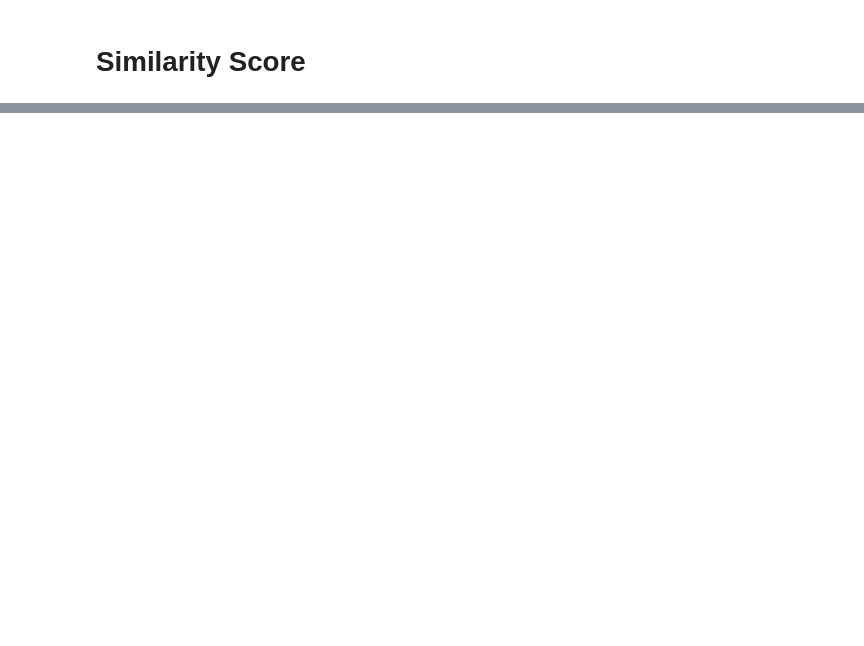
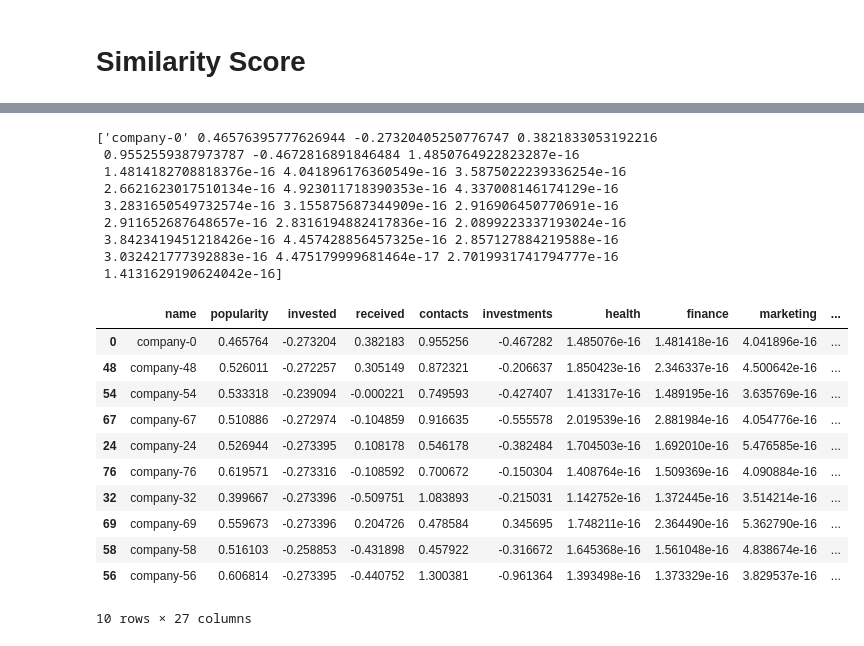
Before and after one commit to MartinCastroAlvarez/python-deep-learning-algorithms, a Jupyter notebook: portfolio.ipynb, the cells around one changed output, grey strips where cells are left out. Saved outputs shown, nothing was run; the diff lists cells and outputs as text; code cells hidden in the pictures; blank space fills up the shorter version.

```diff
--- a/portfolio.ipynb
+++ b/portfolio.ipynb
@@ -572,0 +625,36 @@ Exception: (1, 2)
+# %%
+def get_similar_companies(company: np.ndarray, sample: int = 50) -> pd.DataFrame:
+    """
+    Find similar companies based on the distance metric.
+    """
+    similar: pd.DataFrame = companies.sample(sample)
+    similar['similarity'] = similar.apply(lambda x: similarity(x.values[1:], company[1:]), axis=1)
+    similar: pd.DataFrame = similar.sort_values(by=['similarity'], ascending=False)
+    return similar
+# %%
+company: np.ndarray = companies.iloc[0].values
+similar_companies: pd.DataFrame = get_similar_companies(company, sample=50)
+print(company)
+similar_companies.head(10)
+# %% [output]
+['company-0' 0.46576395777626944 -0.27320405250776747 0.3821833053192216
+ 0.9552559387973787 -0.4672816891846484 1.4850764922823287e-16
+ 1.4814182708818376e-16 4.041896176360549e-16 3.5875022239336254e-16
+ 2.6621623017510134e-16 4.923011718390353e-16 4.337008146174129e-16
+ 3.2831650549732574e-16 3.155875687344909e-16 2.916906450770691e-16
+ 2.911652687648657e-16 2.8316194882417836e-16 2.0899223337193024e-16
+ 3.8423419451218426e-16 4.457428856457325e-16 2.857127884219588e-16
+ 3.032421777392883e-16 4.475179999681464e-17 2.7019931741794777e-16
+ 1.4131629190624042e-16]
+|  | name | popularity | invested | received | contacts | investments | health | finance | marketing | ... |
+| 0 | company-0 | 0.465764 | -0.273204 | 0.382183 | 0.955256 | -0.467282 | 1.485076e-16 | 1.481418e-16 | 4.041896e-16 | ... |
+| 48 | company-48 | 0.526011 | -0.272257 | 0.305149 | 0.872321 | -0.206637 | 1.850423e-16 | 2.346337e-16 | 4.500642e-16 | ... |
+| 54 | company-54 | 0.533318 | -0.239094 | -0.000221 | 0.749593 | -0.427407 | 1.413317e-16 | 1.489195e-16 | 3.635769e-16 | ... |
+| 67 | company-67 | 0.510886 | -0.272974 | -0.104859 | 0.916635 | -0.555578 | 2.019539e-16 | 2.881984e-16 | 4.054776e-16 | ... |
+| 24 | company-24 | 0.526944 | -0.273395 | 0.108178 | 0.546178 | -0.382484 | 1.704503e-16 | 1.692010e-16 | 5.476585e-16 | ... |
+| 76 | company-76 | 0.619571 | -0.273316 | -0.108592 | 0.700672 | -0.150304 | 1.408764e-16 | 1.509369e-16 | 4.090884e-16 | ... |
+| 32 | company-32 | 0.399667 | -0.273396 | -0.509751 | 1.083893 | -0.215031 | 1.142752e-16 | 1.372445e-16 | 3.514214e-16 | ... |
+| 69 | company-69 | 0.559673 | -0.273396 | 0.204726 | 0.478584 | 0.345695 | 1.748211e-16 | 2.364490e-16 | 5.362790e-16 | ... |
+| 58 | company-58 | 0.516103 | -0.258853 | -0.431898 | 0.457922 | -0.316672 | 1.645368e-16 | 1.561048e-16 | 4.838674e-16 | ... |
+| 56 | company-56 | 0.606814 | -0.273395 | -0.440752 | 1.300381 | -0.961364 | 1.393498e-16 | 1.373329e-16 | 3.829537e-16 | ... |
+10 rows × 27 columns
```
Also changed, not shown: parts of 23 cells of this notebook, 2 other files.
